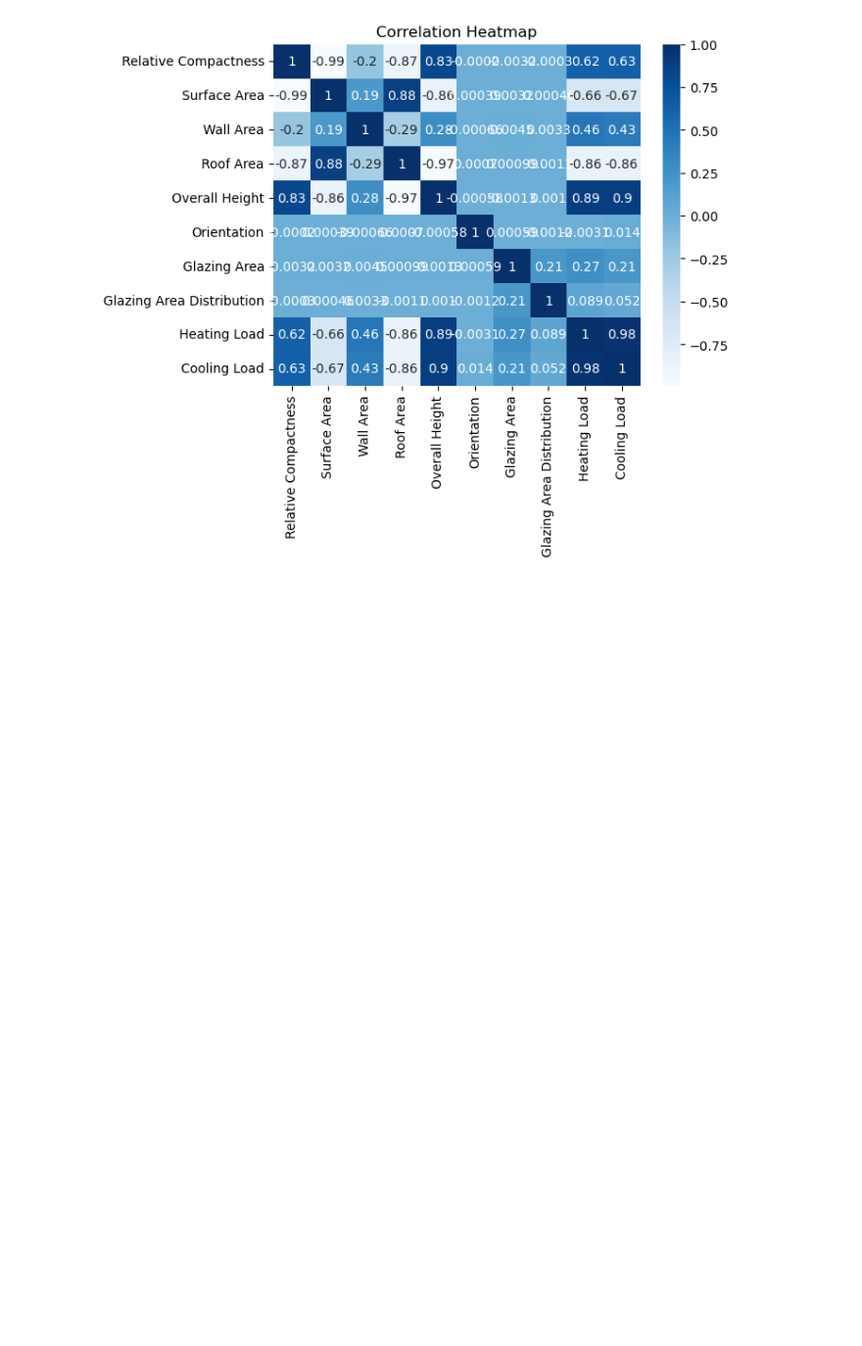
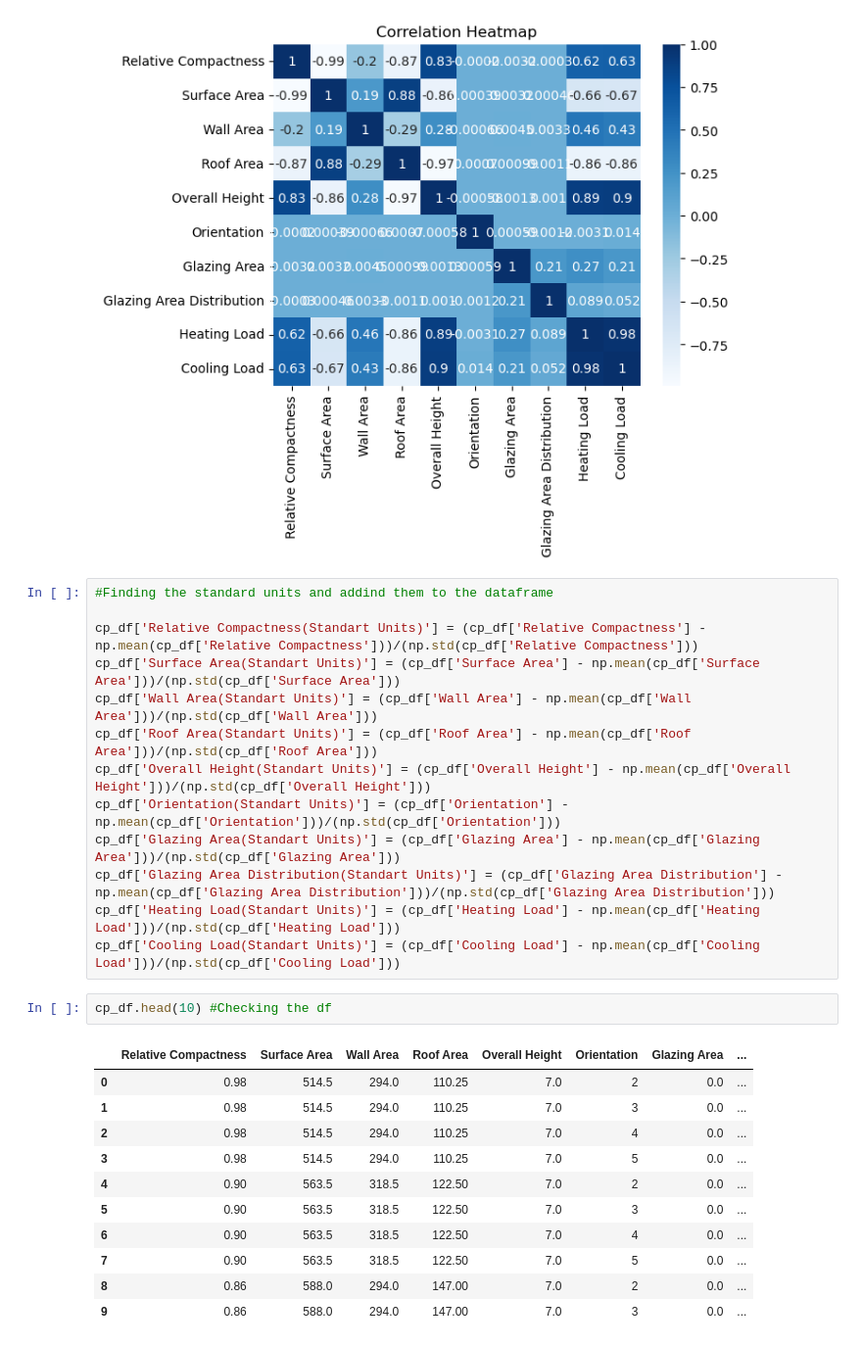
Before and after one commit to TalkingJupiter/Computational-Thinking-Final-Rep, a Jupyter notebook: Energy efficiency predictor project.ipynb, the cells around one changed output. Shown at 98% size. Drawn from its saved outputs; the diff is of its cells as text; blank space fills up the shorter version.

Commit message:
Created Standart Unit columns and traning, test sets

```diff
--- a/Energy efficiency predictor project.ipynb
+++ b/Energy efficiency predictor project.ipynb
@@ -170,3 +174,30 @@ plt.title("Correlation Heatmap")
 plt.show()
 # %% [output]
 [figure]
+# %%
+#Finding the standard units and addind them to the dataframe
+
+cp_df['Relative Compactness(Standart Units)'] = (cp_df['Relative Compactness'] - np.mean(cp_df['Relative Compactness']))/(np.std(cp_df['Relative Compactness']))
+cp_df['Surface Area(Standart Units)'] = (cp_df['Surface Area'] - np.mean(cp_df['Surface Area']))/(np.std(cp_df['Surface Area']))
+cp_df['Wall Area(Standart Units)'] = (cp_df['Wall Area'] - np.mean(cp_df['Wall Area']))/(np.std(cp_df['Wall Area']))
+cp_df['Roof Area(Standart Units)'] = (cp_df['Roof Area'] - np.mean(cp_df['Roof Area']))/(np.std(cp_df['Roof Area']))
+cp_df['Overall Height(Standart Units)'] = (cp_df['Overall Height'] - np.mean(cp_df['Overall Height']))/(np.std(cp_df['Overall Height']))
+cp_df['Orientation(Standart Units)'] = (cp_df['Orientation'] - np.mean(cp_df['Orientation']))/(np.std(cp_df['Orientation']))
+cp_df['Glazing Area(Standart Units)'] = (cp_df['Glazing Area'] - np.mean(cp_df['Glazing Area']))/(np.std(cp_df['Glazing Area']))
+cp_df['Glazing Area Distribution(Standart Units)'] = (cp_df['Glazing Area Distribution'] - np.mean(cp_df['Glazing Area Distribution']))/(np.std(cp_df['Glazing Area Distribution']))
+cp_df['Heating Load(Standart Units)'] = (cp_df['Heating Load'] - np.mean(cp_df['Heating Load']))/(np.std(cp_df['Heating Load']))
+cp_df['Cooling Load(Standart Units)'] = (cp_df['Cooling Load'] - np.mean(cp_df['Cooling Load']))/(np.std(cp_df['Cooling Load']))
+# %%
+cp_df.head(10) #Checking the df
+# %% [output]
+|  | Relative Compactness | Surface Area | Wall Area | Roof Area | Overall Height | Orientation | Glazing Area | ... |
+| 0 | 0.98 | 514.5 | 294.0 | 110.25 | 7.0 | 2 | 0.0 | ... |
+| 1 | 0.98 | 514.5 | 294.0 | 110.25 | 7.0 | 3 | 0.0 | ... |
+| 2 | 0.98 | 514.5 | 294.0 | 110.25 | 7.0 | 4 | 0.0 | ... |
+| 3 | 0.98 | 514.5 | 294.0 | 110.25 | 7.0 | 5 | 0.0 | ... |
+| 4 | 0.90 | 563.5 | 318.5 | 122.50 | 7.0 | 2 | 0.0 | ... |
+| 5 | 0.90 | 563.5 | 318.5 | 122.50 | 7.0 | 3 | 0.0 | ... |
+| 6 | 0.90 | 563.5 | 318.5 | 122.50 | 7.0 | 4 | 0.0 | ... |
+| 7 | 0.90 | 563.5 | 318.5 | 122.50 | 7.0 | 5 | 0.0 | ... |
+| 8 | 0.86 | 588.0 | 294.0 | 147.00 | 7.0 | 2 | 0.0 | ... |
+| 9 | 0.86 | 588.0 | 294.0 | 147.00 | 7.0 | 3 | 0.0 | ... |
```
Also changed, not shown: parts of 2 cells of this notebook.
